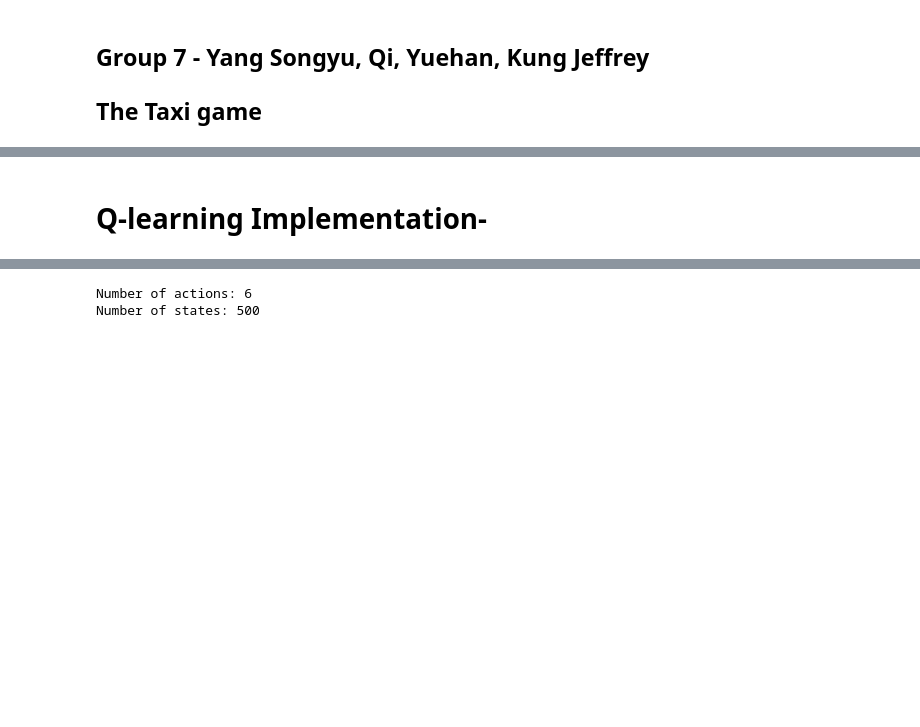
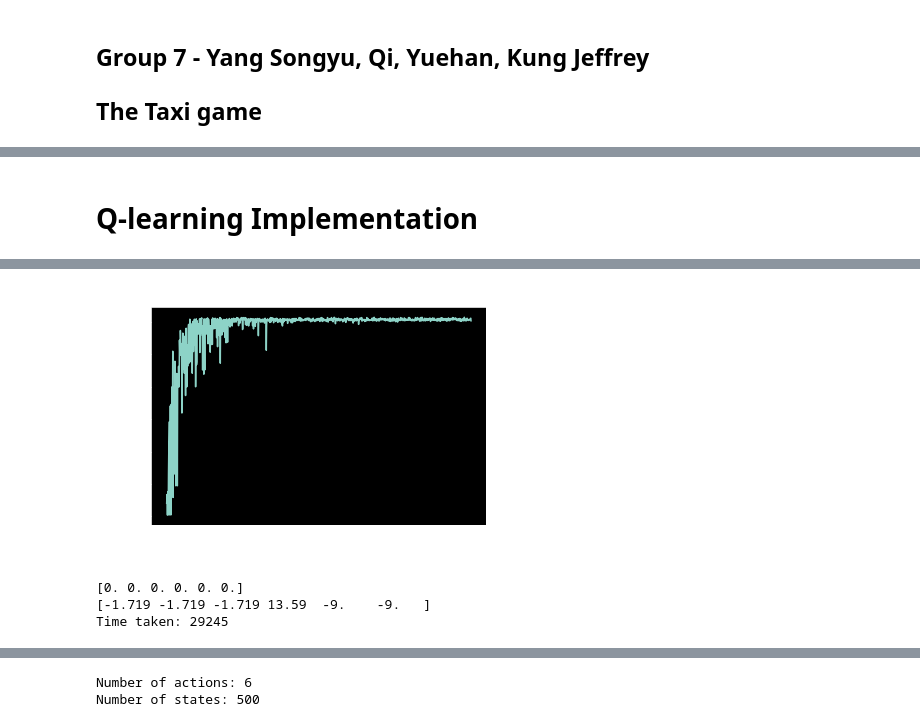
Before and after one commit to shallowManica/Taxi_Game_RL_Project, a Jupyter notebook: group7.ipynb, the cells around one changed output, grey strips where cells are left out. Cells and saved outputs as stored; diff of their text form; code cells hidden in the pictures; blank space fills up the shorter version.

```diff
--- a/group7.ipynb
+++ b/group7.ipynb
@@ -25,2 +52,65 @@ Note: you may need to restart the kernel to use updated packages.
 # %% [markdown]
-# Q-learning Implementation-
+# Q-learning Implementation
+# %%
+NUM_ACTIONS = env.action_space.n
+NUM_STATES = env.observation_space.n
+Q = np.zeros([NUM_STATES, NUM_ACTIONS])
+
+gamma = 0.9 # discount factor
+alpha = 0.9 # learning rate
+epsilon = 0.9
+
+total_epochs = 0
+
+eps =[]
+rewd = []
+
+for episode in range(1,1001):
+    done = False
+    total_rewd = 0 # total reward
+    obs = env.reset()
+    epochs = 0
+    steps = []
+
+    while done != True:
+      if random.uniform(0, 1) < epsilon:
+            action = env.action_space.sample() # Explore action space
+      else:
+            # Exploit learned values
+            action = np.argmax(Q[obs])
+            obs2, rew, done, info = env.step(action)
+            Q[obs,action] += alpha * (rew + gamma * np.max(Q[obs2]) - Q[obs,action])
+
+            total_rewd +=  rew
+            obs = obs2
+            epochs += 1
+
+    total_epochs += epochs
+
+    eps.append(episode)
+    rewd.append(total_rewd)
+    avgsteps = total_epochs / 1000
+
+    # print out the result for every 50 episodes
+    if episode % 50 == 0:
+
+      print('Total Reward at Episode {}: {}'.format(episode,total_rewd))
+      print(f"Average timesteps per episode: {avgsteps}")
+
+
+avgrewd = sum(rewd) / 1000
+
+print("Average reward over 1000 episodes:", avgrewd)
+
+plt.plot(eps,rewd)
+plt.title("Rewards for Episodes over time")
+plt.ylabel("Total Rewards")
+plt.xlabel("Number of Episodes")
+plt.show()
+
+# Generating Q-table
+print(Q[0])
+print(Q[499])
+
+print("Time taken:", total_epochs)
+# %% [output]
@@ -26,0 +134,4 @@ Note: you may need to restart the kernel to use updated packages.
+[figure, added]
+[0. 0. 0. 0. 0. 0.]
+[-1.719 -1.719 -1.719 13.59  -9.    -9.   ]
+Time taken: 29245
```
Also changed, not shown: parts of 8 cells of this notebook.
